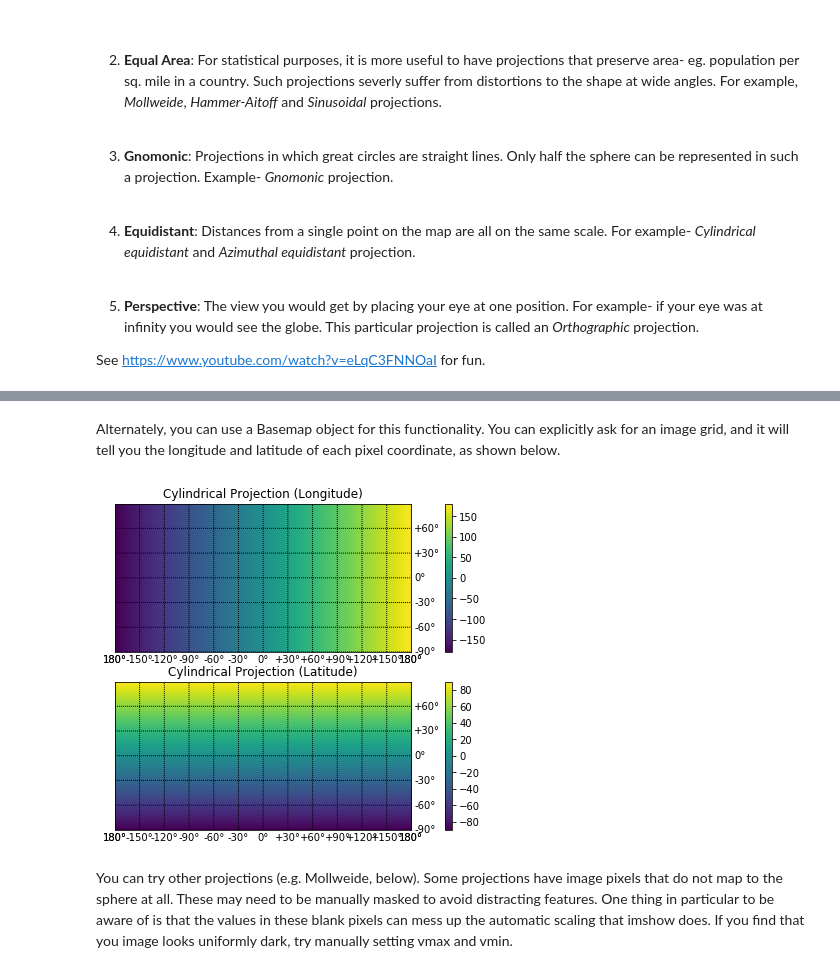
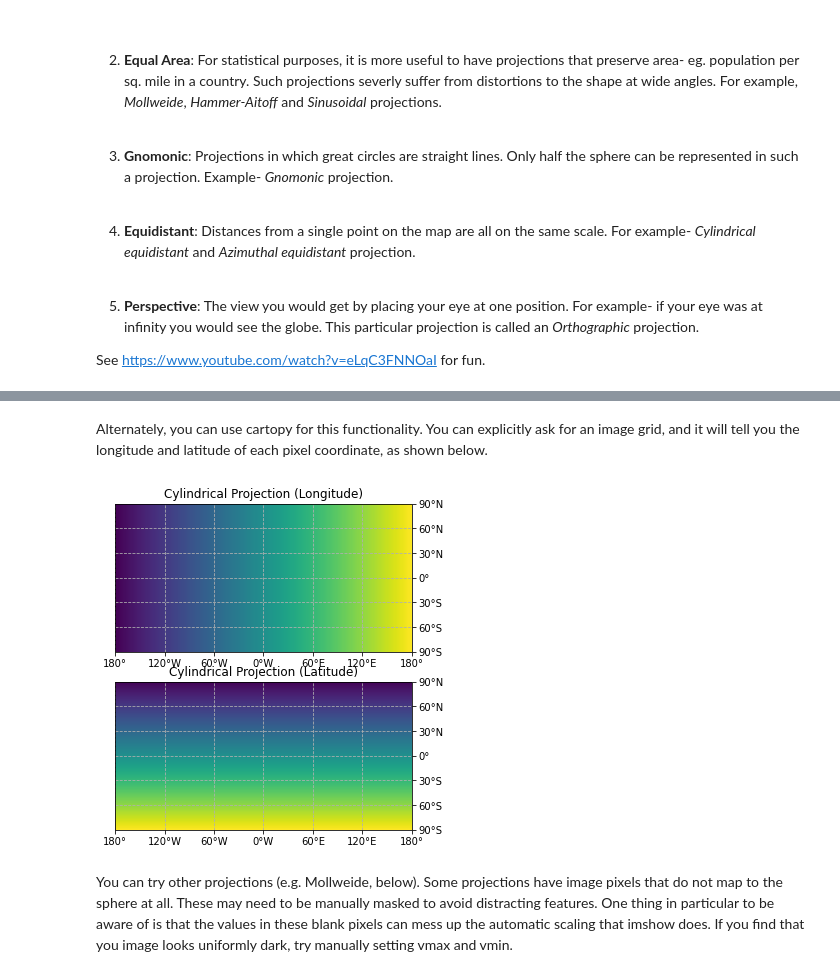
Before and after one commit to AaronParsons/ugradio, a Jupyter notebook: jupyter_tutorials/lab4/map_projections.ipynb, the cells around one changed output, grey strips where cells are left out. Drawn from its saved outputs; the diff is of its cells as text; code cells hidden in the pictures.

Commit message:
Updated map_projections

```diff
--- a/jupyter_tutorials/lab4/map_projections.ipynb
+++ b/jupyter_tutorials/lab4/map_projections.ipynb
@@ -50,31 +51,30 @@ plt.show()
 # %% [markdown]
-Alternately, you can use a Basemap
-object for this functionality.  You can explicitly ask for an image grid, and
+Alternately, you can use cartopy
+for this functionality.  You can explicitly ask for an image grid, and
 it will tell you the longitude and latitude of each pixel coordinate, as shown below.
-# %%
-m = Basemap(projection='cyl') # Cylindrical projection
-lons,lats = m.makegrid(NLON,NLAT)
-lon_lines = np.arange(-180,180,30) # draw longitude lines every 30 degrees
-lat_lines = np.arange(-90,90,30) # draw latitude lines every 30 degrees
-
-plt.figure(figsize=(12,6))
-plt.subplot(211)
-
-plt.title('Cylindrical Projection (Longitude)')
-m.imshow(lons)
-m.drawmeridians(lon_lines, labels=[0,0,0,1], labelstyle='+/-')
-m.drawparallels(lat_lines, labels=[0,1,0,0], labelstyle='+/-')
-plt.colorbar()
-
-plt.subplot(212)
-plt.title('Cylindrical Projection (Latitude)')
-m.imshow(lats)
-m.drawmeridians(lon_lines, labels=[0,0,0,1], labelstyle='+/-')
-m.drawparallels(lat_lines, labels=[0,1,0,0], labelstyle='+/-')
-plt.colorbar()
-plt.show()
-# %% [output]
-[figure, removed]
+# %%
+proj = ccrs.PlateCarree()
+data_crs = ccrs.PlateCarree()
+lon_formatter = LongitudeFormatter(zero_direction_label=True)
+lat_formatter = LatitudeFormatter()
+
+fig, axes = plt.subplots(nrows=2, figsize=(12,6), subplot_kw={'projection': proj})
+
+axes[0].set_title('Cylindrical Projection (Longitude)')
+axes[0].imshow(lons, extent=(-180, 180, -90, 90), transform=data_crs)
+
+axes[1].set_title('Cylindrical Projection (Latitude)')
+axes[1].imshow(lats, extent=(-180, 180, -90, 90), transform=data_crs)
+
+for ax in axes:
+    ax.yaxis.tick_right()
+    ax.set_xticks([-180,-120, -60, 0, 60, 120, 180], crs=data_crs)
+    ax.set_yticks([-90, -60, -30, 0, 30, 60, 90], crs=data_crs)
+    ax.xaxis.set_major_formatter(lon_formatter)
+    ax.yaxis.set_major_formatter(lat_formatter)
+    ax.gridlines(crs=data_crs, draw_labels=False, linestyle='--')
+# %% [output]
+[figure, added]
 # %% [markdown]
 You can try other projections (e.g. Mollweide, below).  Some projections have image pixels that
 do not map to the sphere at all.  These may need to be manually masked to avoid distracting features.
```
Also changed, not shown: parts of 16 cells of this notebook.
